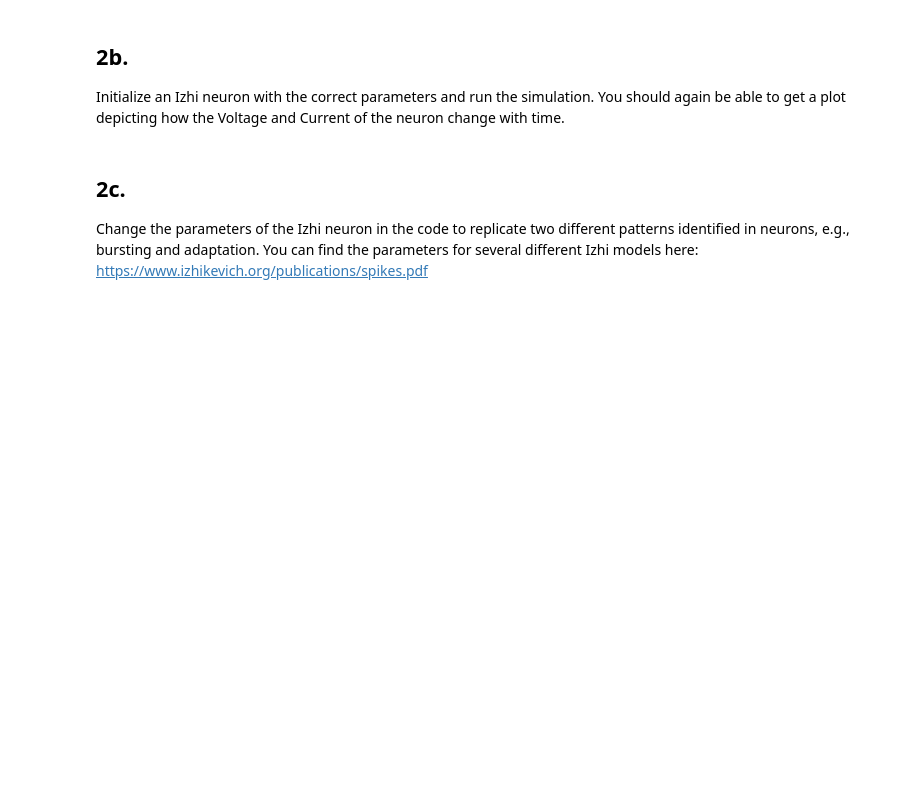
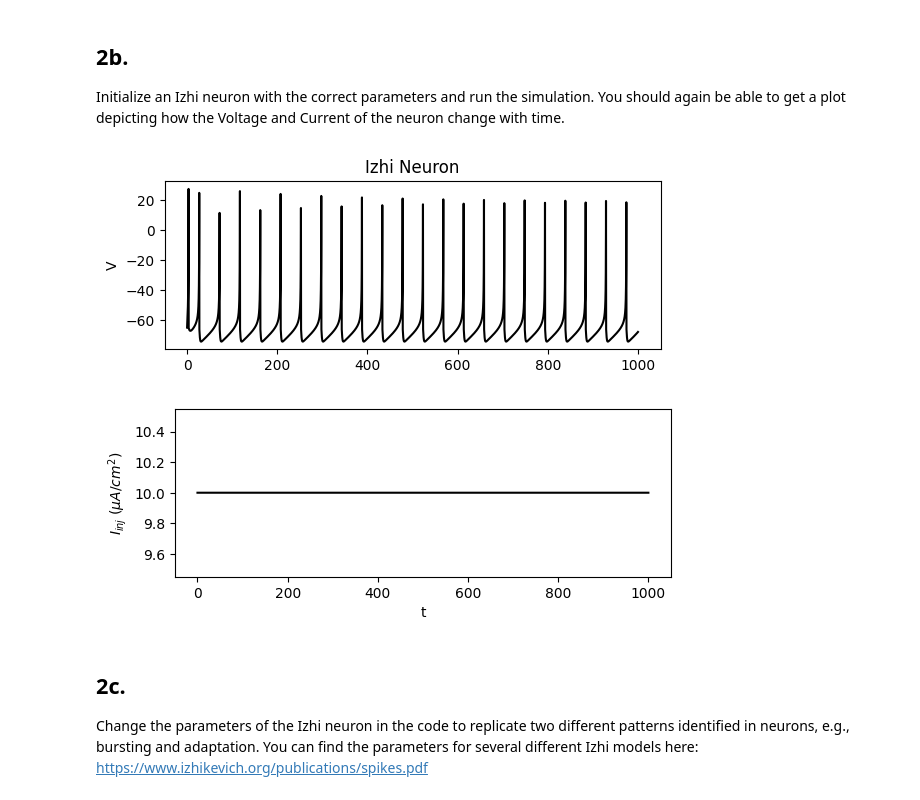
Before and after one commit to advil64/bic, a Jupyter notebook: Assignment_1/Assignment1/Assignment1_Questions.ipynb, the cells around one changed output. Cells and saved outputs as stored; diff of their text form; code cells hidden in the pictures; blank space fills up the shorter version.

```diff
--- a/Assignment_1/Assignment1/Assignment1_Questions.ipynb
+++ b/Assignment_1/Assignment1/Assignment1_Questions.ipynb
@@ -315,8 +329,8 @@ class Izhi():
             c_v = V[t-1]
             dv = 0.04*(c_v)**2 + 5 * c_v + 140 - u[t-1] + self.I #compute increment in voltage
             du = self.a * (self.b * c_v - u[t-1]) #compute increment in u
-            V[t] = c_v + dv #update the voltage
-            u[t] = u[t-1] + du #update u
+            V[t] = c_v + dv * self.dt #update the voltage
+            u[t] = u[t-1] + du * self.dt #update u
 
             #condition for when membrane potential is greater than the threshold
             if V[t] >= self.Vth:
@@ -344,10 +358,13 @@ class Izhi():
 Initialize an Izhi neuron with the correct parameters and run the simulation. You should again be able to get a plot depicting how the Voltage and Current of the neuron change with time.
 # %%
 #1. Initialize an izhikevich neuron with the appropriate parameters
-izhi = Izhi(a=0.02, b=0.2, c=-65, d=8, Vth=30, T=100, dt=0.01)
+izhi = Izhi(a=0.02, b=0.2, c=-65, d=8, Vth=30, T=1000, dt=0.1)
 
 #2. Run the simulation and obtain the results
 izhi.run()
+# %% [output]
+[figure, added]
+[figure, added]
 # %% [markdown]
 ## 2c.
 Change the parameters of the Izhi neuron in the code to replicate two different patterns identified in neurons, e.g., bursting and adaptation. You can find the parameters for several different Izhi models here: https://www.izhikevich.org/publications/spikes.pdf
```
Also changed, not shown: parts of 14 cells of this notebook.
